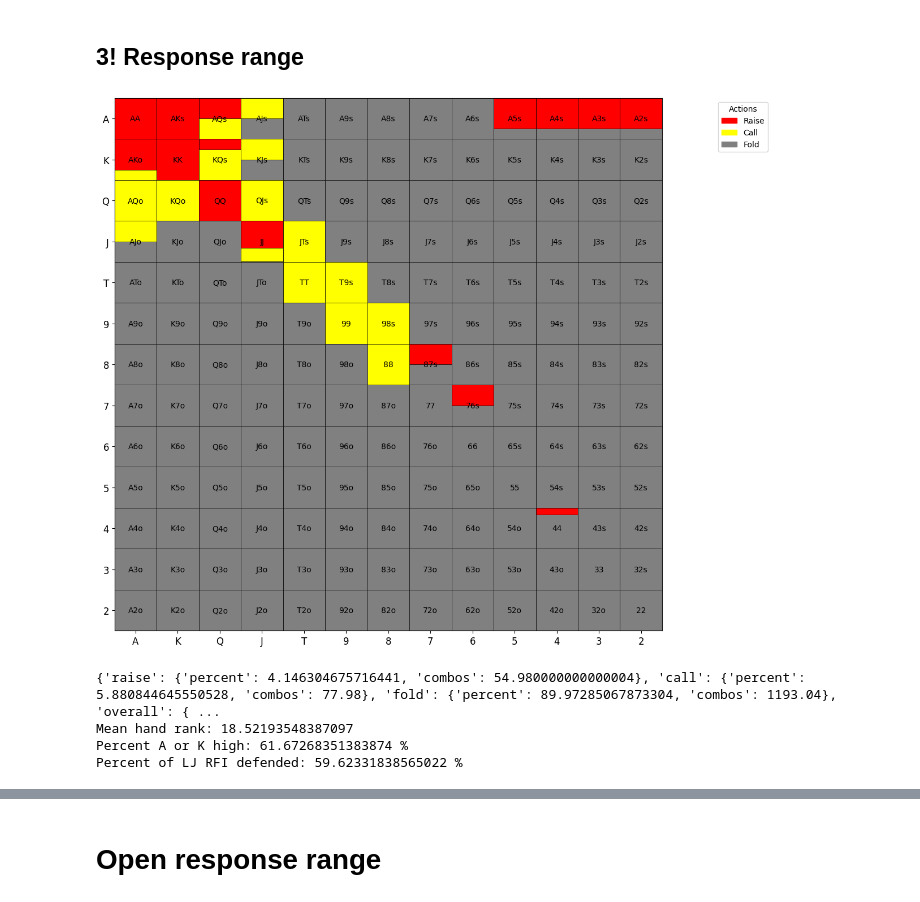
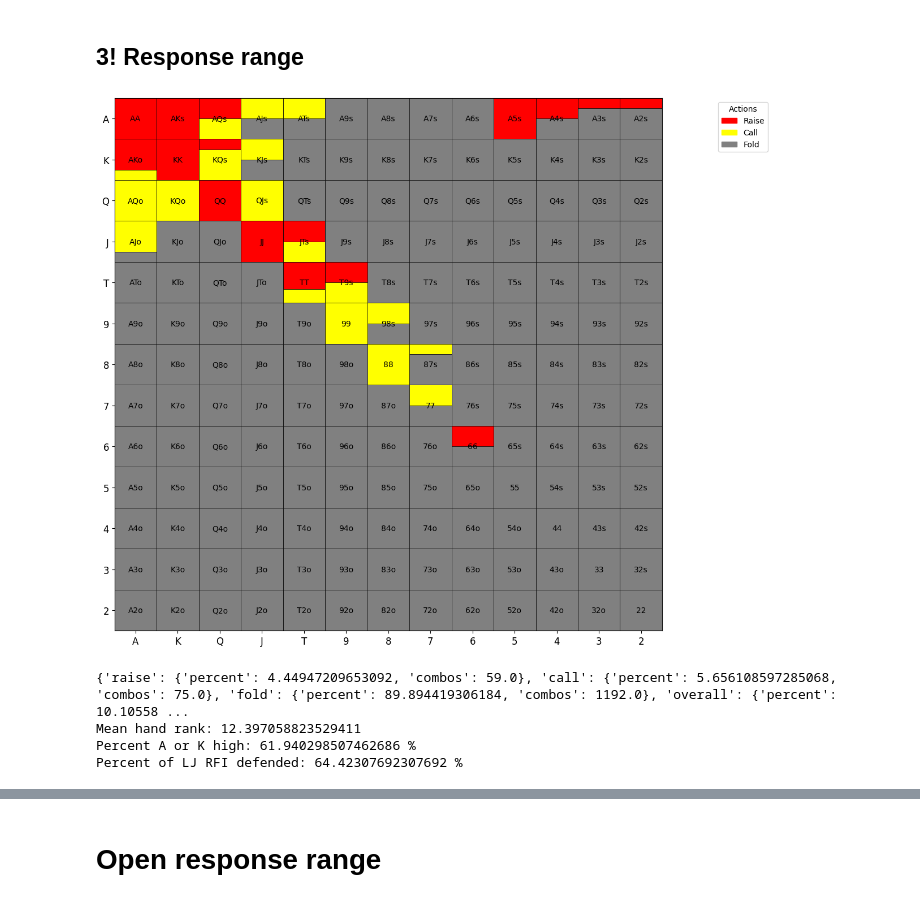
Before and after one commit to KunaalAgarwal/poker_analysis, a Jupyter notebook: src/lj_ranges.ipynb, the cells around one changed output, grey strips where cells are left out. Saved outputs shown, nothing was run; the diff lists cells and outputs as text; code cells hidden in the pictures.

```diff
--- a/src/lj_ranges.ipynb
+++ b/src/lj_ranges.ipynb
@@ -35,10 +35,10 @@ rfi_range = {
     "A8s": {"raise": 0.5, "call": 0.0},
     "A7s": {"raise": 0.0, "call": 0.0},
     "A6s": {"raise": 0.0, "call": 0.0},
-    "A5s": {"raise": 1.0, "call": 0.0},
-    "A4s": {"raise": 1.0, "call": 0.0},
-    "A3s": {"raise": 1.0, "call": 0.0},
-    "A2s": {"raise": 1.0, "call": 0.0},
+    "A5s": {"raise": 0.75, "call": 0.0},
+    "A4s": {"raise": 0.5, "call": 0.0},
+    "A3s": {"raise": 0.5, "call": 0.0},
+    "A2s": {"raise": 0.5, "call": 0.0},
 
     "AKo": {"raise": 1.0, "call": 0.0},
     "AQo": {"raise": 1.0, "call": 0.0},
@@ -62,23 +62,23 @@ rfi_range = {
     "K6s": {"raise": 0.0, "call": 0.0},
 
     "KQo": {"raise": 1.0, "call": 0.0},
-    "KJo": {"raise": 1.0, "call": 0.0},
+    "KJo": {"raise": 0.5, "call": 0.0},
     "KTo": {"raise": 0.0, "call": 0.0},
     "K9o": {"raise": 0.0, "call": 0.0},
     "K8o": {"raise": 0.0, "call": 0.0},
     "K7o": {"raise": 0.0, "call": 0.0},
 
     "QJs": {"raise": 1.0, "call": 0.0},
-    "QTs": {"raise": 0.0, "call": 0.0},
+    "QTs": {"raise": 0.5, "call": 0.0},
     "Q9s": {"raise": 0.0, "call": 0.0},
     "Q8s": {"raise": 0.0, "call": 0.0},
 
-    "QJo": {"raise": 1.0, "call": 0.0},
+    "QJo": {"raise": 0.5, "call": 0.0},
     "QTo": {"raise": 0.0, "call": 0.0},
     "Q9o": {"raise": 0.0, "call": 0.0},
 
     "JTs": {"raise": 1.0, "call": 0.0},
-    "J9s": {"raise": 0.0, "call": 0.0},
+    "J9s": {"raise": 0.5, "call": 0.0},
 
     "JTo": {"raise": 0.0, "call": 0.0},
     "J9o": {"raise": 0.0, "call": 0.0},
@@ -139,45 +139,45 @@ response_3bet_range = {
     "AA": {"raise": 1.0, "call": 0.0},
     "KK": {"raise": 1.0, "call": 0.0},
     "QQ": {"raise": 1.0, "call": 0.0},
-    "JJ": {"raise": 0.66, "call": 0.33},
-    "TT": {"raise": 0.0, "call": 1.0},
+    "JJ": {"raise": 1.0, "call": 0.0},
+    "TT": {"raise": 2/3, "call": 1/3},
     "99": {"raise": 0.0, "call": 1.0},
     "88": {"raise": 0.0, "call": 1.0},
-    "77": {"raise": 0.0, "call": 0.0},
-    "66": {"raise": 0.0, "call": 0.0},
-    "55": {"raise": 0.0, "call": 0.0},
-    # 4bet bluff (unblocks AK, AQ, AJ, KQ, etc.), while ahead of those hands and can put high pressure on middling pairs
-    "44": {"raise": 0.17, "call": 0.0},
+    "77": {"raise": 0.0, "call": 0.5},
+    "66": {"raise": 0.5, "call": 0.0}, # 4bet bluff (unblocks AK, AQ, AJ, KQ, etc.), while ahead of those hands
+    "55": {"raise": 0.0, "call": 0.0}, # folding 44 and 55 (minor note but blocks some 3bet bluffs with suited wheel Aces that would definitely fold to 4bet)
+    "44": {"raise": 0.0, "call": 0.0},
     "33": {"raise": 0.0, "call": 0.0},
     "22": {"raise": 0.0, "call": 0.0},
 
     "AKs": {"raise": 1.0, "call": 0.0},
     "AQs": {"raise": 0.5, "call": 0.5},
     "AJs": {"raise": 0.0, "call": 0.5},
-    "ATs": {"raise": 0.0, "call": 0.0},
+    "ATs": {"raise": 0.0, "call": 0.5}, # good enough to call
     "A9s": {"raise": 0.0, "call": 0.0},
     "A8s": {"raise": 0.0, "call": 0.0},
     "A7s": {"raise": 0.0, "call": 0.0},
     "A6s": {"raise": 0.0, "call": 0.0},
-    "A5s": {"raise": 0.75, "call": 0.0}, # 4bet bluff
-    "A4s": {"raise": 0.75, "call": 0.0},
-    "A3s": {"raise": 0.75, "call": 0.0},
-    "A2s": {"raise": 0.75, "call": 0.0}, # 4bet bluff
+    # 4bet bluff, blocks strong aces and is able to flop top pair beating many value 3bets, also flush and straight potential
+    # also realize late position 3bets are much wider than early position and these hands may already be ahead.
+    "A5s": {"raise": 1.0, "call": 0.0},
+    "A4s": {"raise": 0.5, "call": 0.0},
+    "A3s": {"raise": 0.25, "call": 0.0},
+    "A2s": {"raise": 0.25, "call": 0.0},
 
-    "AKo": {"raise": .75, "call": 0.25},
+    "AKo": {"raise": .75, "call": 0.25}, # uncap flatting range
     "AQo": {"raise": 0.0, "call": 1.0},
-    "AJo": {"raise": 0.0, "call": 0.5},
-    "ATo": {"raise": 0.0, "call": 0.0},
+    "AJo": {"raise": 0.0, "call": 0.75},
+    "ATo": {"raise": 0.0, "call": 0.0}, # depending how much 3betting can add this as a partial call
     "A9o": {"raise": 0.0, "call": 0.0},
-
-    "A5o": {"raise": 0.0, "call": 0.0}, # come back to adjust bluff frequencies
+    "A5o": {"raise": 0.0, "call": 0.0},
     "A4o": {"raise": 0.0, "call": 0.0},
     "A3o": {"raise": 0.0, "call": 0.0},
     "A2o": {"raise": 0.0, "call": 0.0},
 
     "KQs": {"raise": 0.25, "call": 0.75},
     "KJs": {"raise": 0.0, "call": 0.5},
-    "KTs": {"raise": 0.0, "call": 0.0},
+    "KTs": {"raise": 0.0, "call": 0.0}, # can add as partial call if 3betting too wide
     "K9s": {"raise": 0.0, "call": 0.0},
 
     "KQo": {"raise": 0.0, "call": 1.0},
@@ -191,44 +191,44 @@ response_3bet_range = {
     "QTo": {"raise": 0.0, "call": 0.0},
     "Q9o": {"raise": 0.0, "call": 0.0},
 
-    "JTs": {"raise": 0.0, "call": 1.0},
+    "JTs": {"raise": 0.5, "call": 0.5}, # unblocks the weaker pairs that are 3bet as bluffs/value, playable if called
     "J9s": {"raise": 0.0, "call": 0.0},
 
     "JTo": {"raise": 0.0, "call": 0.0},
     "J9o": {"raise": 0.0, "call": 0.0},
 
-    "T9s": {"raise": 0.0, "call": 1.0},
+    "T9s": {"raise": 0.5, "call": 0.5}, # unblocks the weaker pairs that are 3bet as bluffs/value, playable if called
     "T8s": {"raise": 0.0, "call": 0.0},
 
-    "98s": {"raise": 0.0, "call": 1.0},
+    "98s": {"raise": 0.0, "call": 0.5}, # sometimes can call, adjust based on how tight the 3bet is
     "97s": {"raise": 0.0, "call": 0.0},
 
-    "87s": {"raise": 0.5, "call": 0.0},
+    "87s": {"raise": 0.0, "call": 0.25}, # low frequency call, adjust accordingly
     "86s": {"raise": 0.0, "call": 0.0},
 
-    "76s": {"raise": 0.5, "call": 0.0},
+    "76s": {"raise": 0.0, "call": 0.0},
     "75s": {"raise": 0.0, "call": 0.0},
 
     "65s": {"raise": 0.0, "call": 0.0},
 }
 # Visualize the range
 response_3bet = range_construction.generate_range(response_3bet_range, '../ranges/lj_ranges/lj_3!response.png')
 response_3bet_distribution = range_construction.range_hand_distribution(response_3bet_range)
 response_3bet_percent_by_actions = range_construction.range_percent_by_all_actions(response_3bet_range)
 response_3bet_mean_hand_rank = range_construction.average_range_rank(response_3bet_range)
 
 defended_rfi = 100*response_3bet_percent_by_actions['overall']['combos'] / rfi_percent_by_actions['overall']['combos']
 
 print(response_3bet_percent_by_actions)
 print(f'Mean hand rank: {response_3bet_mean_hand_rank}')
 print(f'Percent A or K high: {range_construction.percent_range_high_card(response_3bet_range)} %')
 print(f'Percent of LJ RFI defended: {defended_rfi} %')
 
 response_3bet_distribution[1].to_csv('../ranges/lj_ranges/lj_3bet_response_distribution.csv')
 response_3bet_distribution[0]
 # %% [output]
-[figure, old version]
+[figure, new version]
-{'raise': {'percent': 4.146304675716441, 'combos': 54.980000000000004}, 'call': {'percent': 5.880844645550528, 'combos': 77.98}, 'fold': {'percent': 89.97285067873304, 'combos': 1193.04}, 'overall': { ...
-Mean hand rank: 18.52193548387097
-Percent A or K high: 61.67268351383874 %
-Percent of LJ RFI defended: 59.62331838565022 %
+{'raise': {'percent': 4.44947209653092, 'combos': 59.0}, 'call': {'percent': 5.656108597285068, 'combos': 75.0}, 'fold': {'percent': 89.894419306184, 'combos': 1192.0}, 'overall': {'percent': 10.10558 ...
+Mean hand rank: 12.397058823529411
+Percent A or K high: 61.940298507462686 %
+Percent of LJ RFI defended: 64.42307692307692 %
```
Also changed, not shown: parts of 4 cells of this notebook, 9 other files.
